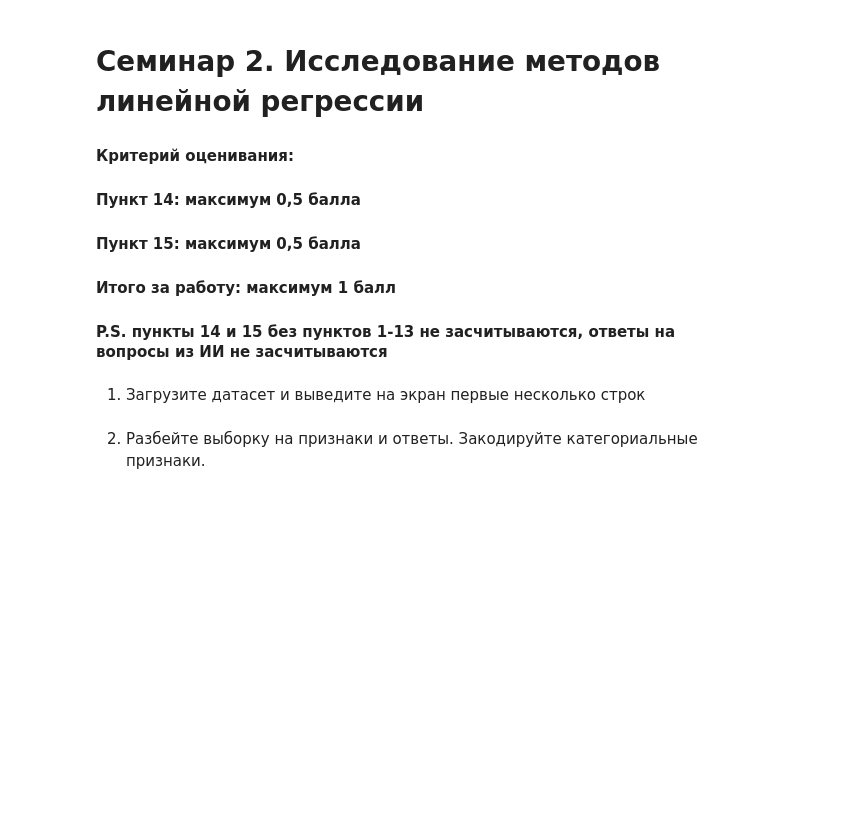
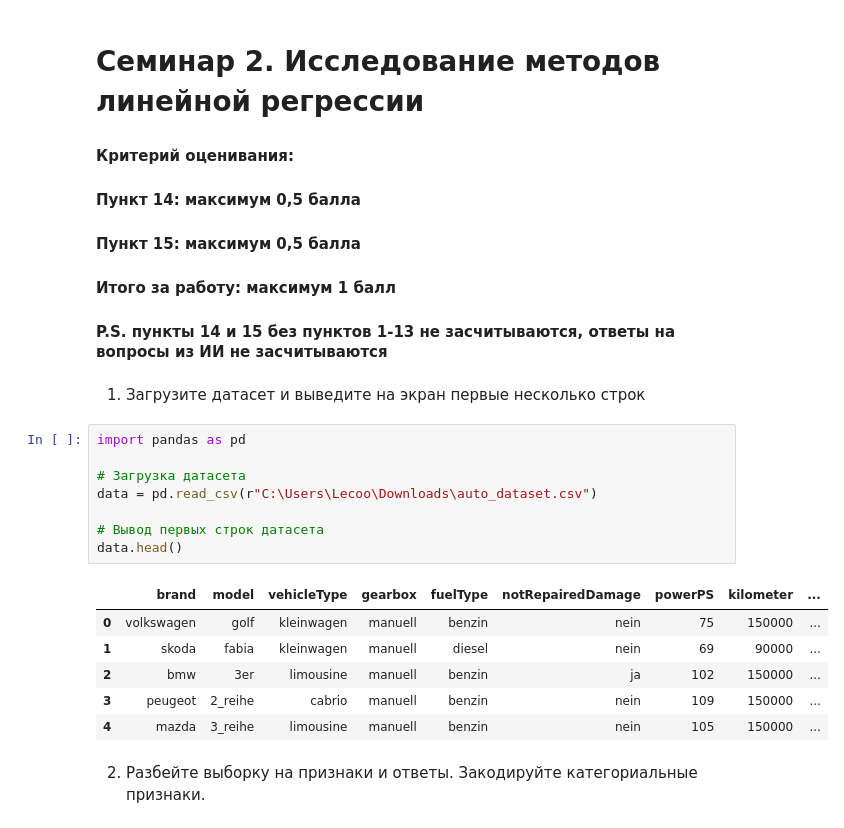
Before and after one commit to Tuguduk/ML-practicum, a Jupyter notebook: sem_2_linreg_methods.ipynb, the cells around one changed output. Saved outputs shown, nothing was run; the diff lists cells and outputs as text; blank space fills up the shorter version.

```diff
--- a/sem_2_linreg_methods.ipynb
+++ b/sem_2_linreg_methods.ipynb
@@ -9,5 +9,20 @@
 #### P.S. пункты 14 и 15 без пунктов 1-13 не засчитываются, ответы на вопросы из ИИ не засчитываются
 # %% [markdown]
 1. Загрузите датасет и выведите на экран первые несколько строк
+# %%
+import pandas as pd
+
+# Загрузка датасета
+data = pd.read_csv(r"C:\Users\Lecoo\Downloads\auto_dataset.csv")
+
+# Вывод первых строк датасета
+data.head()
+# %% [output]
+|  | brand | model | vehicleType | gearbox | fuelType | notRepairedDamage | powerPS | kilometer | ... |
+| 0 | volkswagen | golf | kleinwagen | manuell | benzin | nein | 75 | 150000 | ... |
+| 1 | skoda | fabia | kleinwagen | manuell | diesel | nein | 69 | 90000 | ... |
+| 2 | bmw | 3er | limousine | manuell | benzin | ja | 102 | 150000 | ... |
+| 3 | peugeot | 2_reihe | cabrio | manuell | benzin | nein | 109 | 150000 | ... |
+| 4 | mazda | 3_reihe | limousine | manuell | benzin | nein | 105 | 150000 | ... |
 # %% [markdown]
 2. Разбейте выборку на признаки и ответы. Закодируйте категориальные признаки.
```
Also changed, not shown: parts of 14 cells of this notebook.
